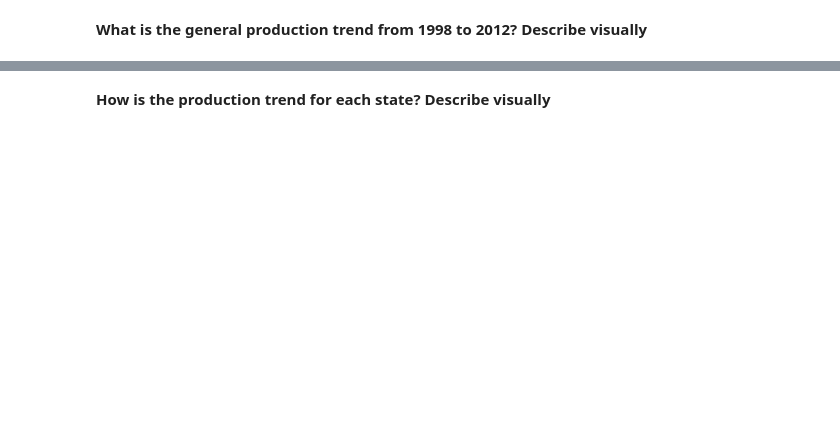
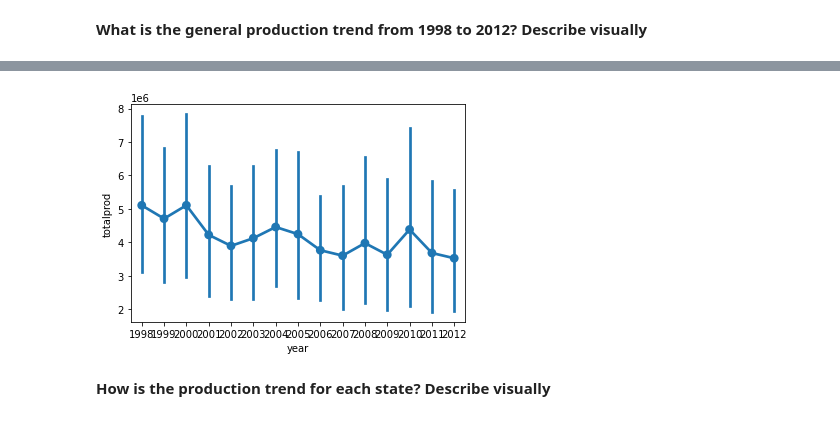
Before and after one commit to pcopley/uta-aiml, a Jupyter notebook: 01 Fundamentals of AIML/02 Visualizations and Regex/Case Study - Honey Production.ipynb, the cells around one changed output, grey strips where cells are left out. Cells and saved outputs as stored; diff of their text form; code cells hidden in the pictures; blank space fills up the shorter version.

```diff
--- a/01 Fundamentals of AIML/02 Visualizations and Regex/Case Study - Honey Production.ipynb
+++ b/01 Fundamentals of AIML/02 Visualizations and Regex/Case Study - Honey Production.ipynb
@@ -121,2 +174,6 @@ data[['state','totalprod']].groupby('state').mean()
+# %%
+sns.pointplot(x="year", y="totalprod", data=data);
+# %% [output]
+[figure, added]
 # %% [markdown]
 **How is the production trend for each state? Describe visually**
```
Also changed, not shown: parts of 12 cells of this notebook.
